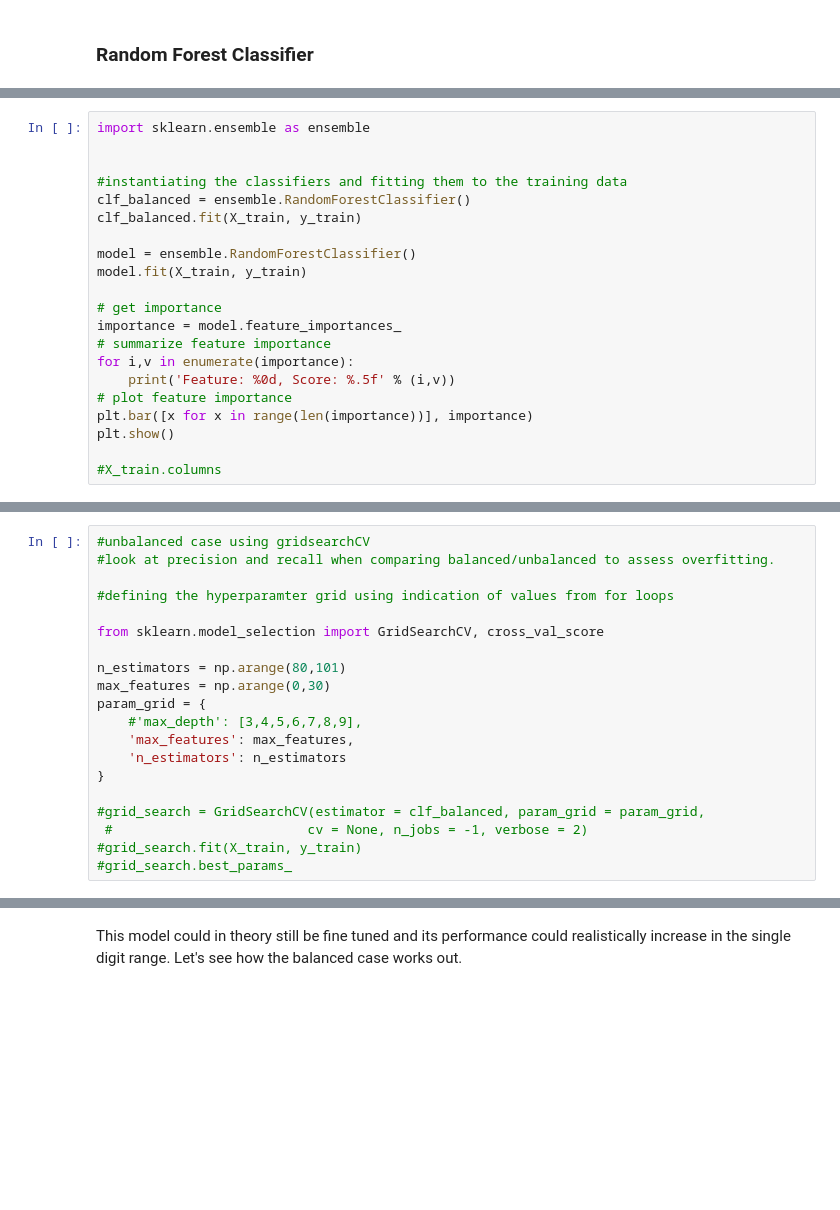
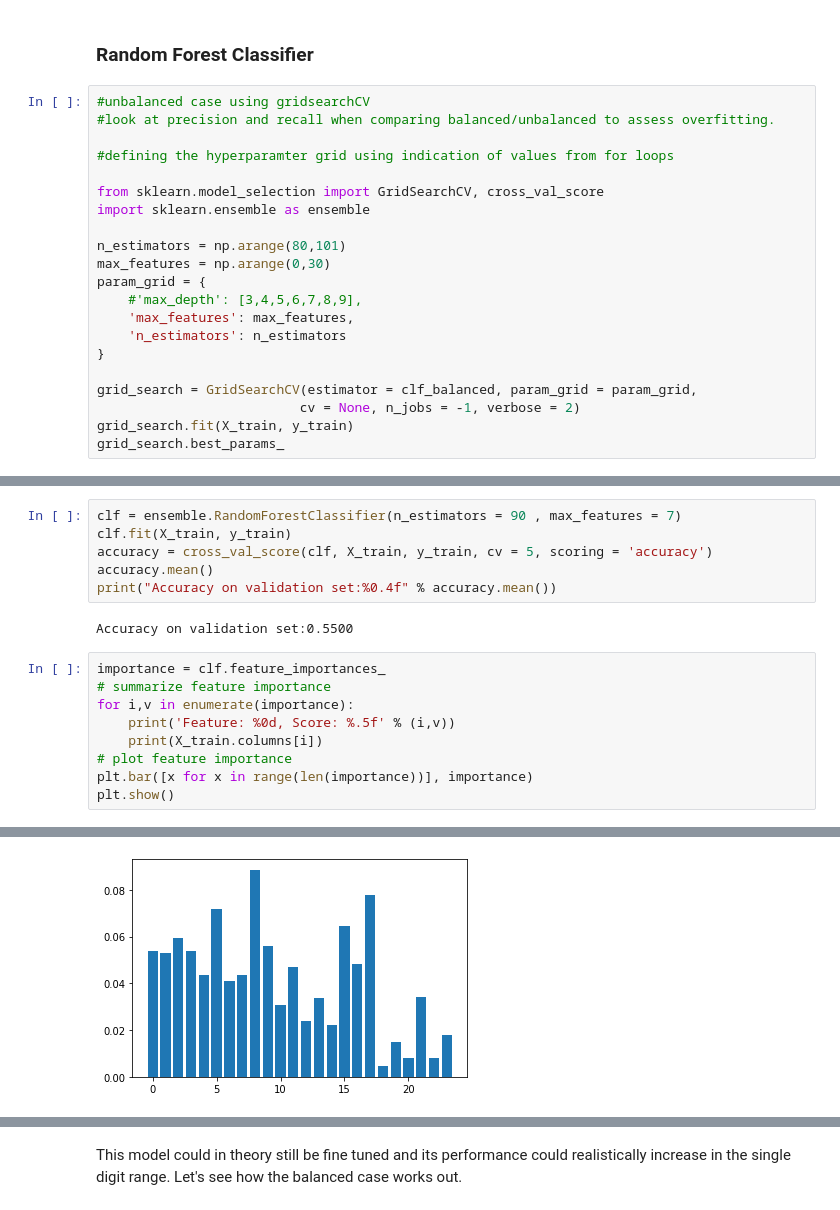
Before and after one commit to jguzmancampoy/BRM, a Jupyter notebook: BRM.ipynb, the cells around one changed output, grey strips where cells are left out. Saved outputs shown, nothing was run; the diff lists cells and outputs as text; blank space fills up the shorter version.

```diff
--- a/BRM.ipynb
+++ b/BRM.ipynb
@@ -281,3 +310,24 @@ X = df_new.drop(columns=['Latin America', 'North America', 'Europe', 'region', '
 X_train, X_test, y_train, y_test = train_test_split(X, Y, test_size=0.33, random_state=42)
 # %% [markdown]
 ### Random Forest Classifier
+# %%
+#unbalanced case using gridsearchCV
+#look at precision and recall when comparing balanced/unbalanced to assess overfitting.
+
+#defining the hyperparamter grid using indication of values from for loops
+
+from sklearn.model_selection import GridSearchCV, cross_val_score
+import sklearn.ensemble as ensemble
+
+n_estimators = np.arange(80,101)
+max_features = np.arange(0,30)
+param_grid = {
+    #'max_depth': [3,4,5,6,7,8,9],
+    'max_features': max_features,
+    'n_estimators': n_estimators
+}
+
+grid_search = GridSearchCV(estimator = clf_balanced, param_grid = param_grid,
+                          cv = None, n_jobs = -1, verbose = 2)
+grid_search.fit(X_train, y_train)
+grid_search.best_params_
@@ -284,21 +343,18 @@ X_train, X_test, y_train, y_test = train_test_split(X, Y, test_size=0.33, random
+# %%
+clf = ensemble.RandomForestClassifier(n_estimators = 90 , max_features = 7)
+clf.fit(X_train, y_train)
+accuracy = cross_val_score(clf, X_train, y_train, cv = 5, scoring = 'accuracy')
+accuracy.mean()
+print("Accuracy on validation set:%0.4f" % accuracy.mean())
+# %% [output]
+Accuracy on validation set:0.5500
 # %%
-import sklearn.ensemble as ensemble
-
-
-#instantiating the classifiers and fitting them to the training data
-clf_balanced = ensemble.RandomForestClassifier()
-clf_balanced.fit(X_train, y_train)
-
-model = ensemble.RandomForestClassifier()
-model.fit(X_train, y_train)
-
-# get importance
-importance = model.feature_importances_
+importance = clf.feature_importances_
 # summarize feature importance
 for i,v in enumerate(importance):
 	print('Feature: %0d, Score: %.5f' % (i,v))
+	print(X_train.columns[i])
 # plot feature importance
 plt.bar([x for x in range(len(importance))], importance)
 plt.show()
-
-#X_train.columns
+# %% [output]
@@ -305,21 +378,2 @@ plt.show()
+[figure, added]
-# %%
-#unbalanced case using gridsearchCV
-#look at precision and recall when comparing balanced/unbalanced to assess overfitting.
-
-#defining the hyperparamter grid using indication of values from for loops
-
-from sklearn.model_selection import GridSearchCV, cross_val_score
-
-n_estimators = np.arange(80,101)
-max_features = np.arange(0,30)
-param_grid = {
-    #'max_depth': [3,4,5,6,7,8,9],
-    'max_features': max_features,
-    'n_estimators': n_estimators
-}
-
-#grid_search = GridSearchCV(estimator = clf_balanced, param_grid = param_grid,
- #                         cv = None, n_jobs = -1, verbose = 2)
-#grid_search.fit(X_train, y_train)
-#grid_search.best_params_
 # %%
```
Also changed, not shown: parts of 21 cells of this notebook.
